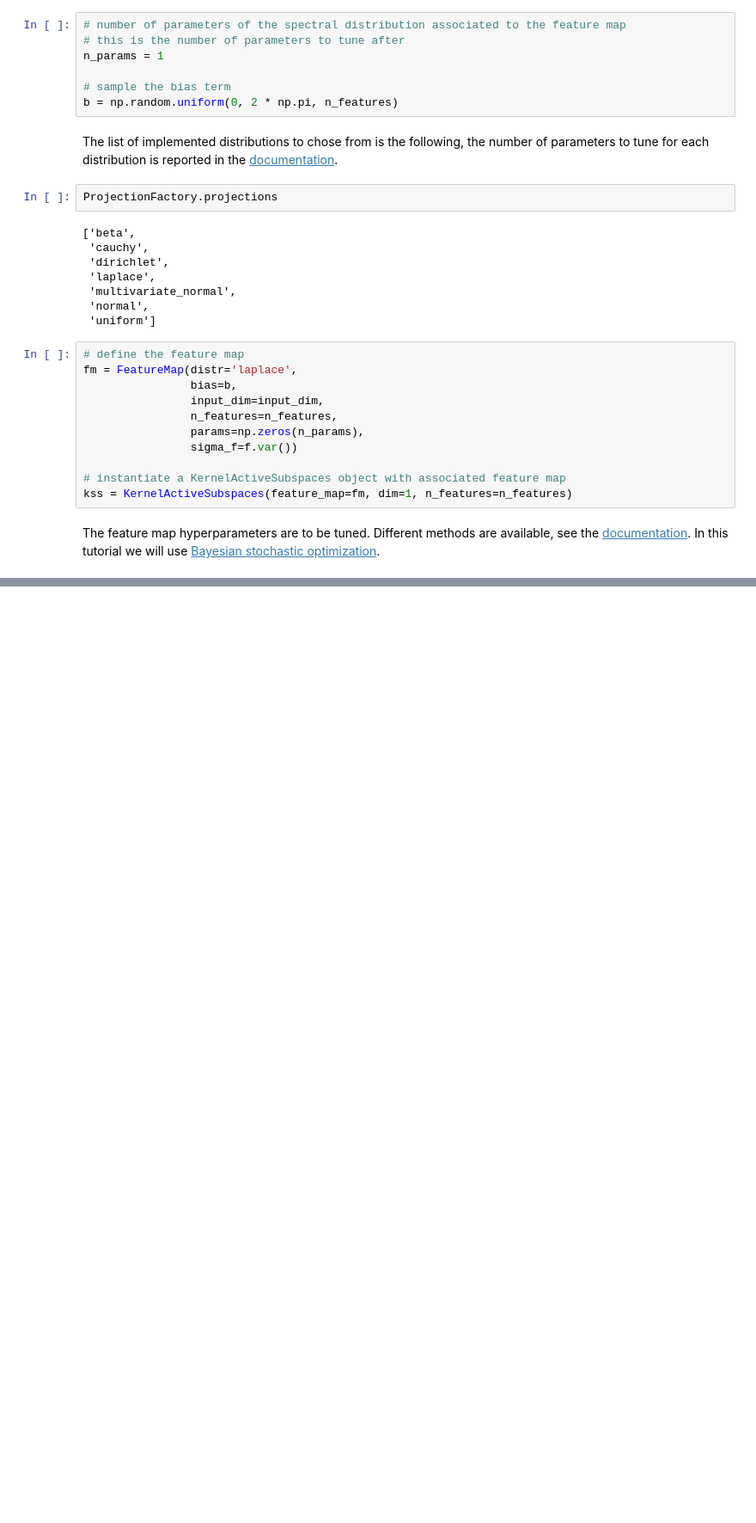
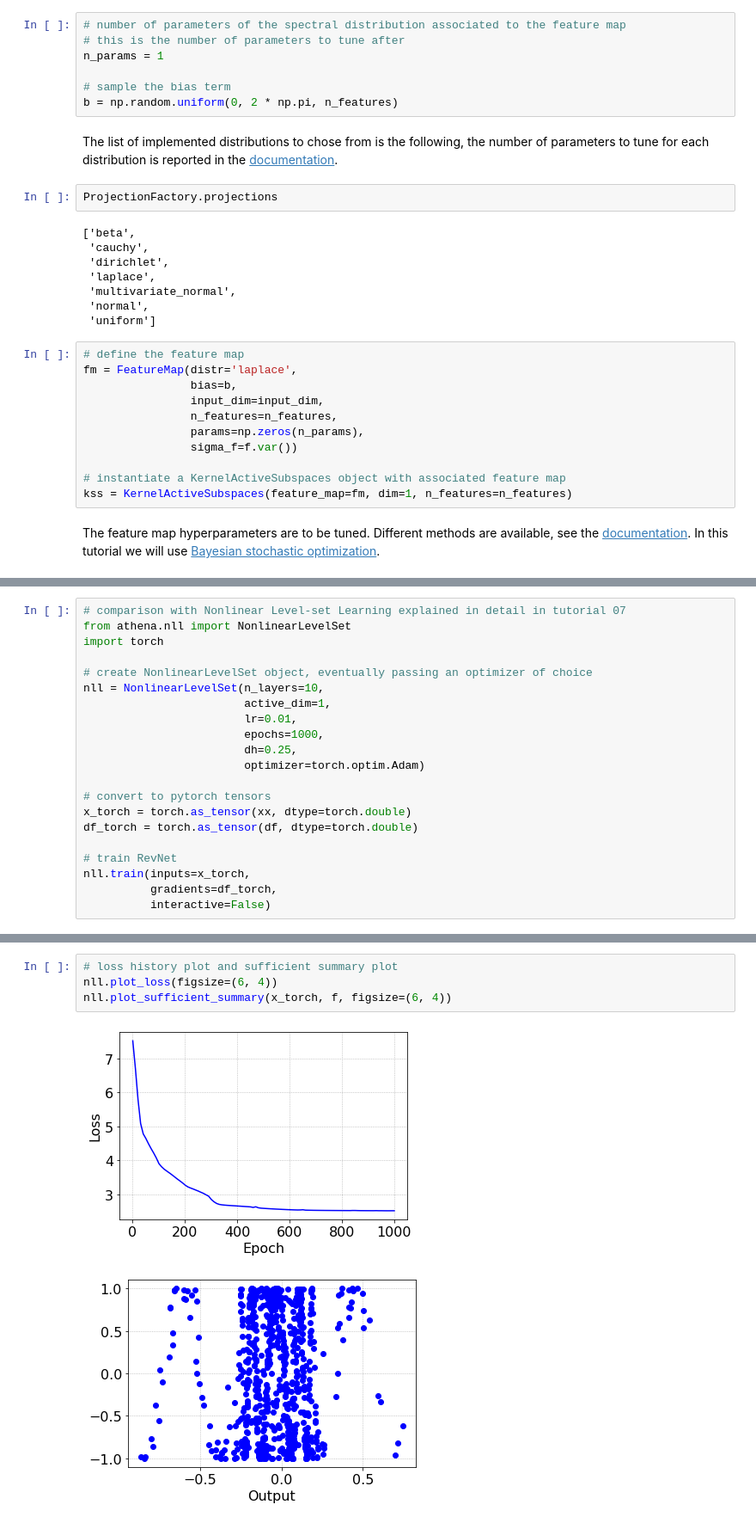
Before and after one commit to mathLab/ATHENA, a Jupyter notebook: tutorials/tutorial06/06_kernel-based_AS.ipynb, the cells around one changed output, grey strips where cells are left out. Shown at 86% size. Cells and saved outputs as stored; diff of their text form; blank space fills up the shorter version.

```diff
--- a/tutorials/tutorial06/06_kernel-based_AS.ipynb
+++ b/tutorials/tutorial06/06_kernel-based_AS.ipynb
@@ -165,0 +182,21 @@ kss.plot_sufficient_summary(xx, f)
+# %%
+# comparison with Nonlinear Level-set Learning explained in detail in tutorial 07
+from athena.nll import NonlinearLevelSet
+import torch
+
+# create NonlinearLevelSet object, eventually passing an optimizer of choice
+nll = NonlinearLevelSet(n_layers=10,
+                        active_dim=1,
+                        lr=0.01,
+                        epochs=1000,
+                        dh=0.25,
+                        optimizer=torch.optim.Adam)
+
+# convert to pytorch tensors
+x_torch = torch.as_tensor(xx, dtype=torch.double)
+df_torch = torch.as_tensor(df, dtype=torch.double)
+
+# train RevNet
+nll.train(inputs=x_torch,
+          gradients=df_torch,
+          interactive=False)
@@ -165,0 +221,7 @@ kss.plot_sufficient_summary(xx, f)
+# %%
+# loss history plot and sufficient summary plot
+nll.plot_loss(figsize=(6, 4))
+nll.plot_sufficient_summary(x_torch, f, figsize=(6, 4))
+# %% [output]
+[figure, added]
+[figure, added]
```
Also changed, not shown: parts of 5 cells of this notebook, 27 other files.
